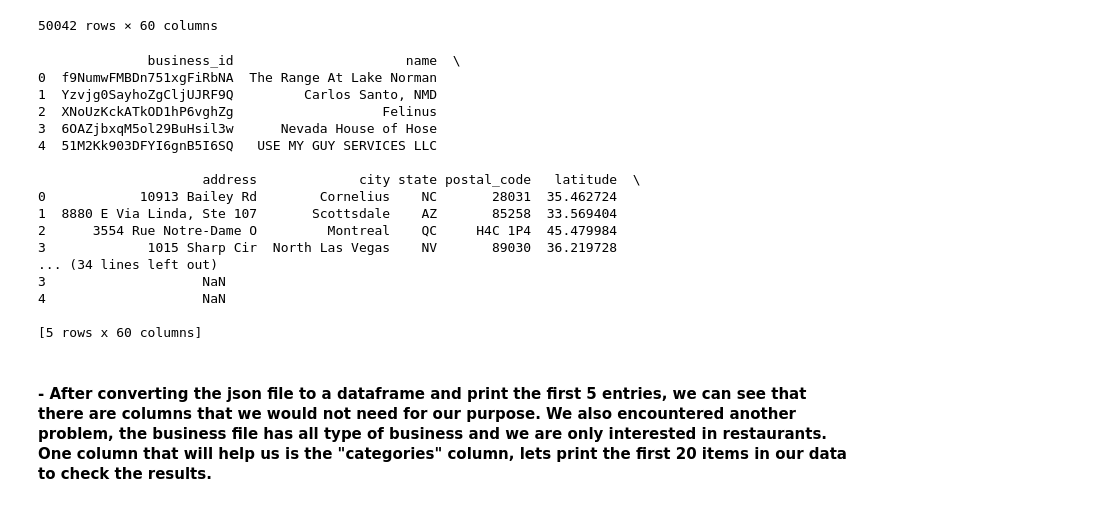
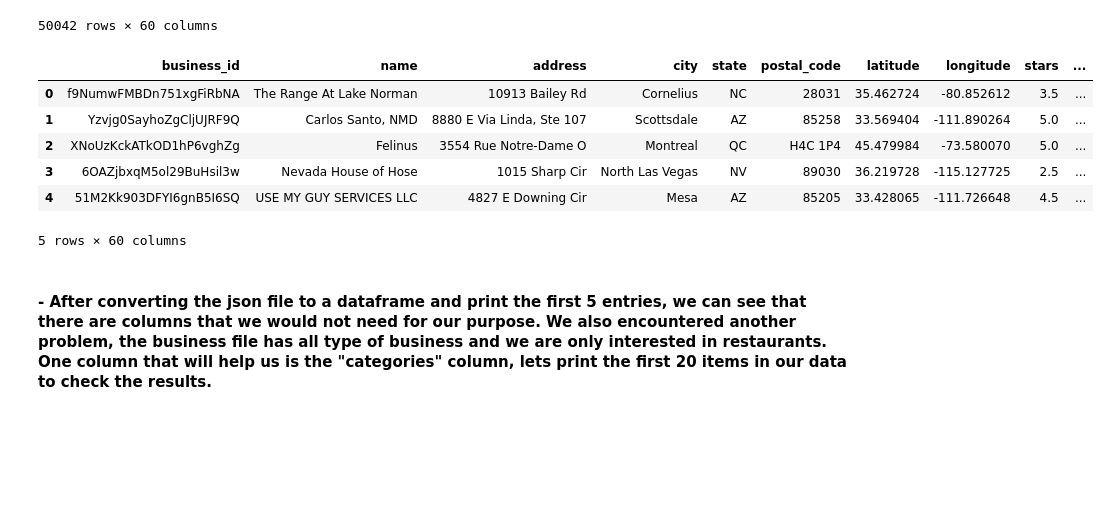
Before and after one commit to CS-UCR/final-project-order-66, a Jupyter notebook: Data_Cleaning.ipynb, the cells around one changed output. Saved outputs shown, nothing was run; the diff lists cells and outputs as text; code cells hidden in the pictures; blank space fills up the shorter version.

```diff
--- a/Data_Cleaning.ipynb
+++ b/Data_Cleaning.ipynb
@@ -140,25 +135,15 @@ business_df
 | 50041 | 2Z5CzH1I17mEfhDmhQHXpg | U-Haul Moving & Storage of Downto... | 410 S 2nd St | Phoenix | AZ | 85004 | 33.443891 | -112.071322 | 3.0 | ... |
 50042 rows × 60 columns
 # %%
-print(business_df.head(5))
+business_df.head(5)
 # %% [output]
+|  | business_id | name | address | city | state | postal_code | latitude | longitude | stars | ... |
+| 0 | f9NumwFMBDn751xgFiRbNA | The Range At Lake Norman | 10913 Bailey Rd | Cornelius | NC | 28031 | 35.462724 | -80.852612 | 3.5 | ... |
+| 1 | Yzvjg0SayhoZgCljUJRF9Q | Carlos Santo, NMD | 8880 E Via Linda, Ste 107 | Scottsdale | AZ | 85258 | 33.569404 | -111.890264 | 5.0 | ... |
+| 2 | XNoUzKckATkOD1hP6vghZg | Felinus | 3554 Rue Notre-Dame O | Montreal | QC | H4C 1P4 | 45.479984 | -73.580070 | 5.0 | ... |
+| 3 | 6OAZjbxqM5ol29BuHsil3w | Nevada House of Hose | 1015 Sharp Cir | North Las Vegas | NV | 89030 | 36.219728 | -115.127725 | 2.5 | ... |
+| 4 | 51M2Kk903DFYI6gnB5I6SQ | USE MY GUY SERVICES LLC | 4827 E Downing Cir | Mesa | AZ | 85205 | 33.428065 | -111.726648 | 4.5 | ... |
-              business_id                      name  \
-0  f9NumwFMBDn751xgFiRbNA  The Range At Lake Norman
-1  Yzvjg0SayhoZgCljUJRF9Q         Carlos Santo, NMD
-2  XNoUzKckATkOD1hP6vghZg                   Felinus
-3  6OAZjbxqM5ol29BuHsil3w      Nevada House of Hose
-4  51M2Kk903DFYI6gnB5I6SQ   USE MY GUY SERVICES LLC
-
-                     address             city state postal_code   latitude  \
-0            10913 Bailey Rd        Cornelius    NC       28031  35.462724
-1  8880 E Via Linda, Ste 107       Scottsdale    AZ       85258  33.569404
-2      3554 Rue Notre-Dame O         Montreal    QC     H4C 1P4  45.479984
-3             1015 Sharp Cir  North Las Vegas    NV       89030  36.219728
-... (34 lines left out)
-3                    NaN
-4                    NaN
-
-[5 rows x 60 columns]
+5 rows × 60 columns
 # %% [markdown]
 #### - After converting the json file to a dataframe and print the first 5 entries, we can see that there are columns that we would not need for our purpose. We also encountered another problem, the business file has all type of business and we are only interested in restaurants. One column that will help us is the "categories" column, lets print the first 20 items in our data to check the results.
 # %%
```
Also changed, not shown: parts of 5 cells of this notebook.
